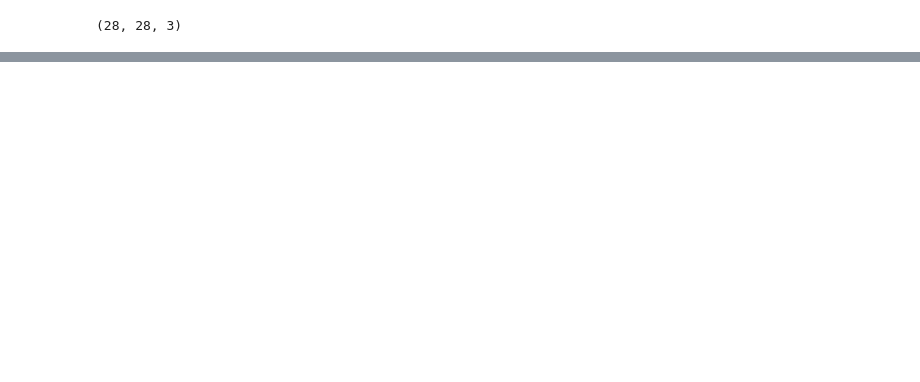
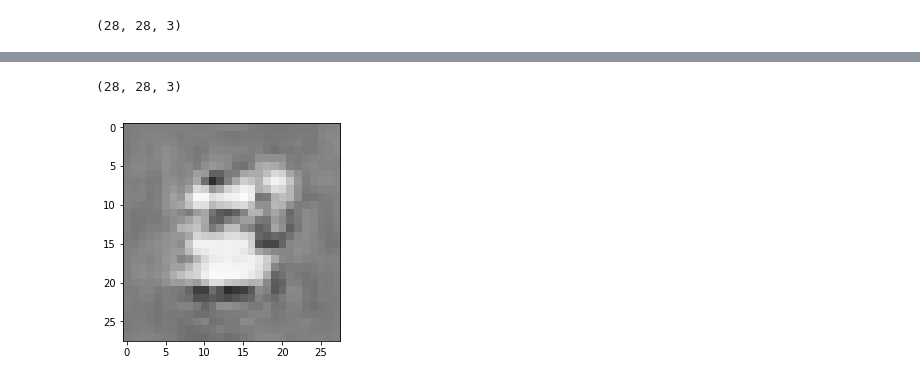
Before and after one commit to anshupandey/Generative-Adversial-Networks, a Jupyter notebook: GAN_keras_python_code.ipynb, the cells around one changed output, grey strips where cells are left out. Saved outputs shown, nothing was run; the diff lists cells and outputs as text; code cells hidden in the pictures; blank space fills up the shorter version.

```diff
--- a/GAN_keras_python_code.ipynb
+++ b/GAN_keras_python_code.ipynb
@@ -155,0 +166,10 @@ plt.show()
+# %%
+img = cv2.imread("generated_image.png")
+img.shape
+# %% [output]
+(28, 28, 3)
+# %%
+plt.imshow(img)
+plt.show()
+# %% [output]
+[figure, added]
```
Also changed, not shown: parts of 8 cells of this notebook.
